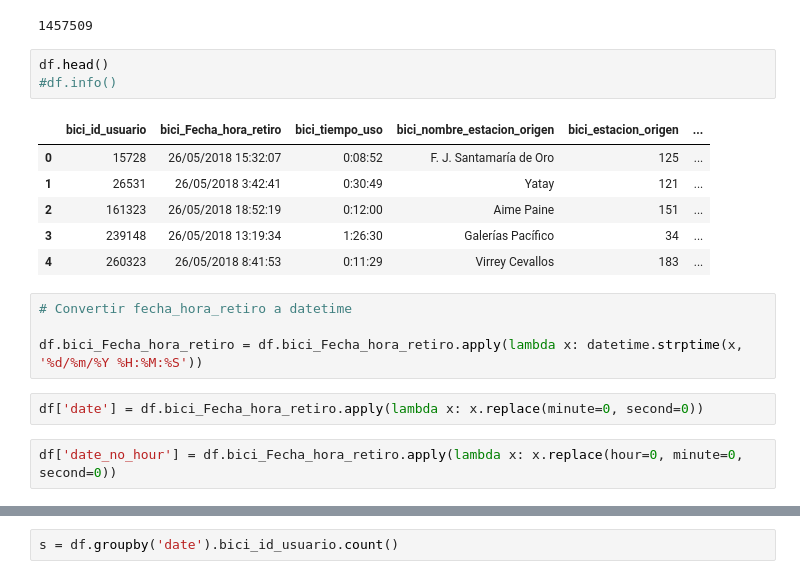
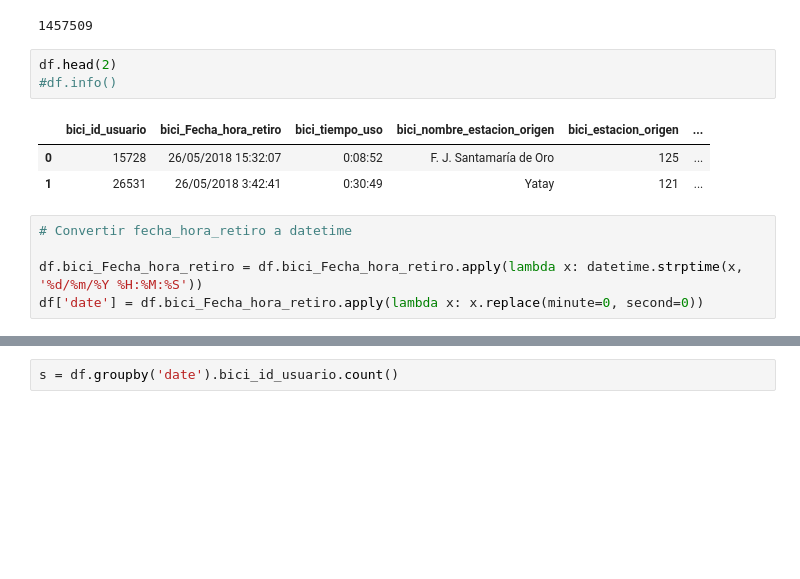
Before and after one commit to marianataglio/seriestemporales, a Jupyter notebook: tp_st.ipynb, the cells around one changed output, grey strips where cells are left out. Saved outputs shown, nothing was run; the diff lists cells and outputs as text; blank space fills up the shorter version.

```diff
--- a/tp_st.ipynb
+++ b/tp_st.ipynb
@@ -17,20 +17,14 @@ len(df)
 # %% [output]
 1457509
 # %%
-df.head()
+df.head(2)
 #df.info()
 # %% [output]
 |  | bici_id_usuario | bici_Fecha_hora_retiro | bici_tiempo_uso | bici_nombre_estacion_origen | bici_estacion_origen | ... |
 | 0 | 15728 | 26/05/2018 15:32:07 | 0:08:52 | F. J. Santamaría de Oro | 125 | ... |
 | 1 | 26531 | 26/05/2018 3:42:41 | 0:30:49 | Yatay | 121 | ... |
-| 2 | 161323 | 26/05/2018 18:52:19 | 0:12:00 | Aime Paine | 151 | ... |
-| 3 | 239148 | 26/05/2018 13:19:34 | 1:26:30 | Galerías Pacífico | 34 | ... |
-| 4 | 260323 | 26/05/2018 8:41:53 | 0:11:29 | Virrey Cevallos | 183 | ... |
 # %%
 # Convertir fecha_hora_retiro a datetime
 
 df.bici_Fecha_hora_retiro = df.bici_Fecha_hora_retiro.apply(lambda x: datetime.strptime(x, '%d/%m/%Y %H:%M:%S'))
+df['date'] = df.bici_Fecha_hora_retiro.apply(lambda x: x.replace(minute=0, second=0))
-# %%
-df['date'] = df.bici_Fecha_hora_retiro.apply(lambda x: x.replace(minute=0, second=0))
-# %%
-df['date_no_hour'] = df.bici_Fecha_hora_retiro.apply(lambda x: x.replace(hour=0, minute=0, second=0))
```
Also changed, not shown: parts of 21 cells of this notebook.
